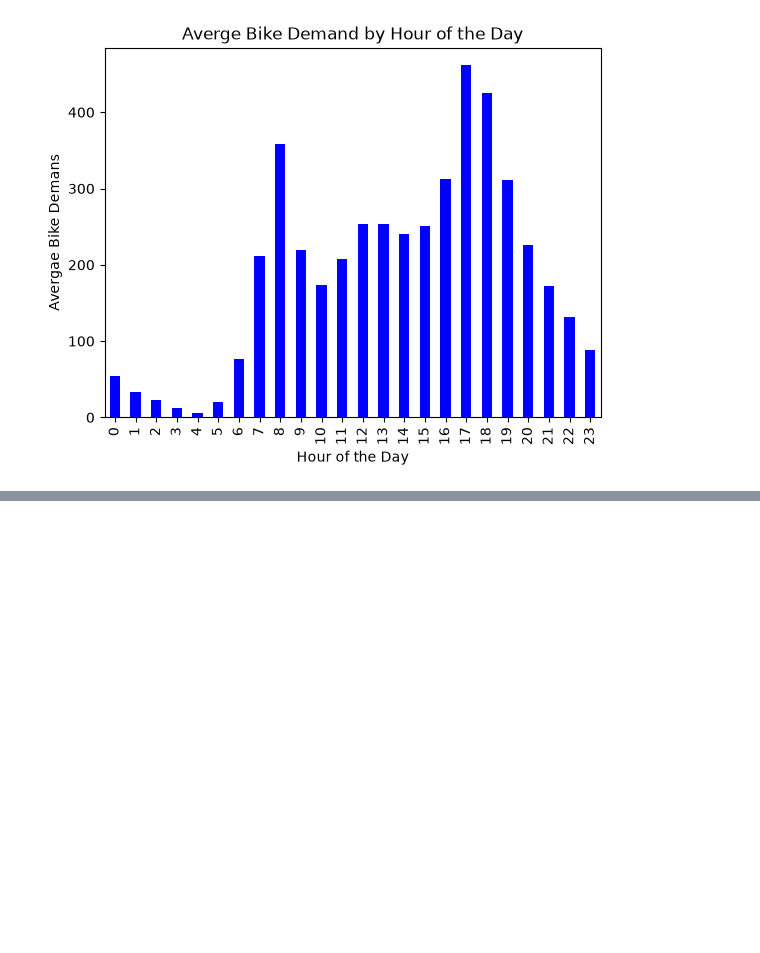
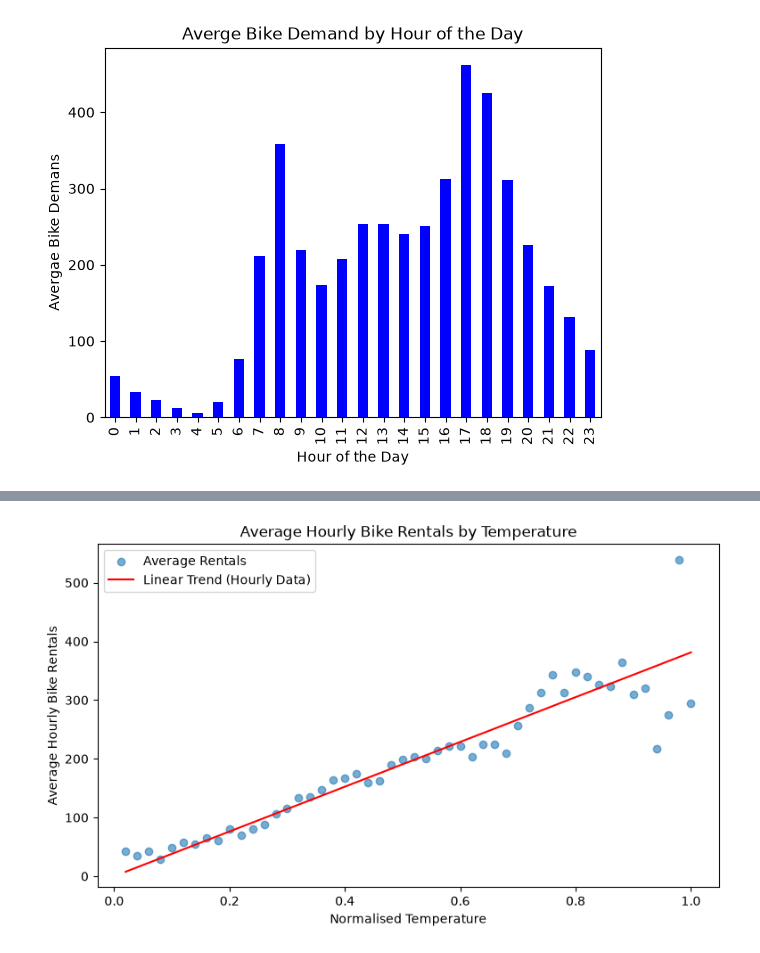
Before and after one commit to Ayush134vbt/bike_sharing_demand_analysis, a Jupyter notebook: notebooks/01_exploratory_analysis.ipynb, the cells around one changed output, grey strips where cells are left out. Saved outputs shown, nothing was run; the diff lists cells and outputs as text; code cells hidden in the pictures; blank space fills up the shorter version.

```diff
--- a/notebooks/01_exploratory_analysis.ipynb
+++ b/notebooks/01_exploratory_analysis.ipynb
@@ -134,0 +85,27 @@ Furthermore, the dataset represents the Capital Bikeshare system in the Washingt
+# %%
+z = np.polyfit(df["temp"], df["cnt"], 1)
+p = np.poly1d(z)
+
+plt.figure(figsize=(9, 5))
+
+plt.scatter(
+    temp_avg["temp"],
+    temp_avg["cnt"],
+    alpha=0.6,
+    label="Average Rentals"
+)
+
+plt.plot(
+    np.sort(df["temp"].unique()),
+    p(np.sort(df["temp"].unique())),
+    color="red",
+    label="Linear Trend (Hourly Data)"
+)
+
+plt.title("Average Hourly Bike Rentals by Temperature")
+plt.xlabel("Normalised Temperature")
+plt.ylabel("Average Hourly Bike Rentals")
+plt.legend()
+plt.show()
+# %% [output]
+[figure, added]
```
Also changed, not shown: parts of 5 cells of this notebook, 1 other file.
